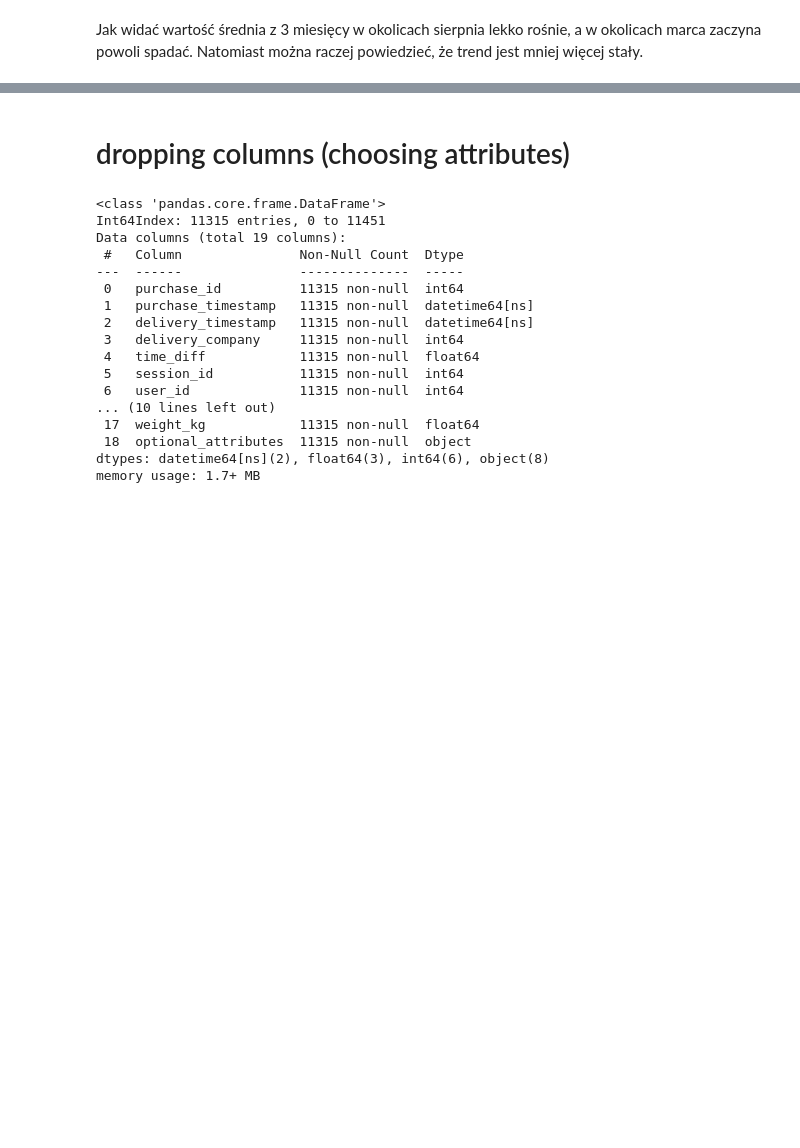
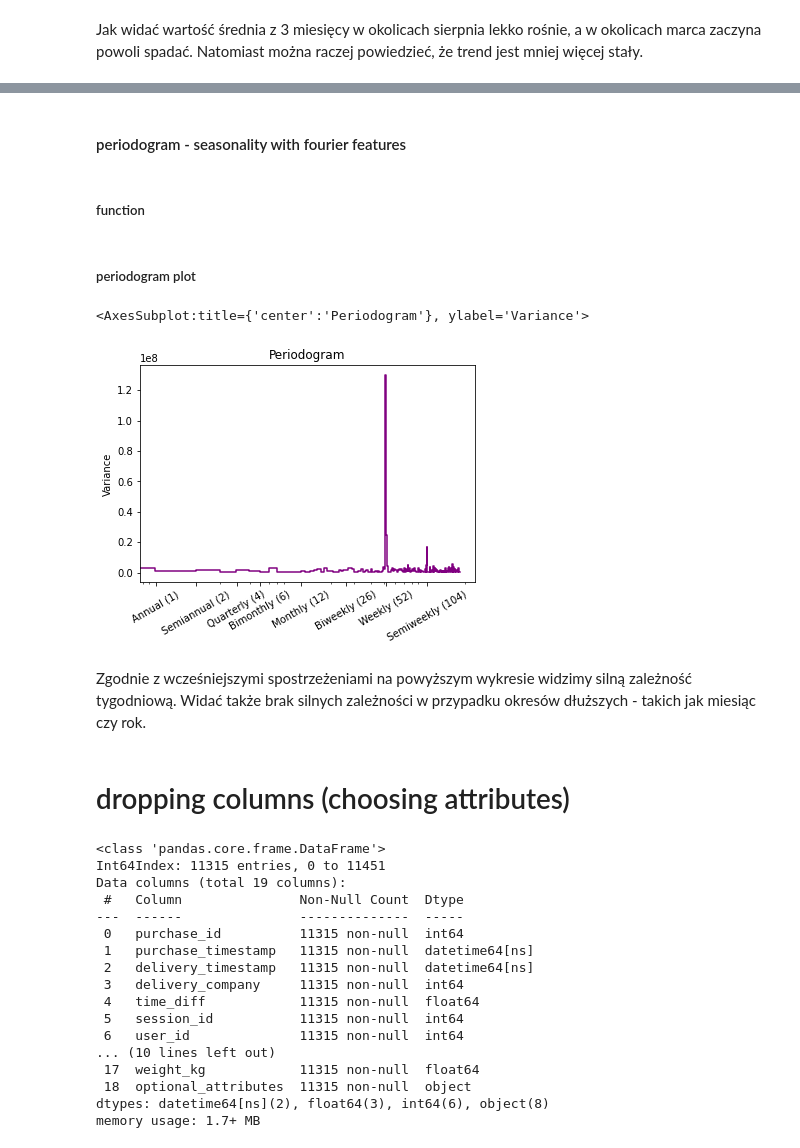
Before and after one commit to milosz-l/delivery-time, a Jupyter notebook: data_analysis.ipynb, the cells around one changed output, grey strips where cells are left out. Saved outputs shown, nothing was run; the diff lists cells and outputs as text; code cells hidden in the pictures; blank space fills up the shorter version.

```diff
--- a/data_analysis.ipynb
+++ b/data_analysis.ipynb
@@ -380,3 +441,51 @@ Jak widać wartość średnia z 3 miesięcy w okolicach sierpnia lekko rośnie,
+# %% [markdown]
+#### periodogram - seasonality with fourier features
+# %% [markdown]
+##### function
+# %%
+# source: https://www.kaggle.com/code/ryanholbrook/seasonality
+
+def plot_periodogram(ts, detrend='linear', ax=None):
+    from scipy.signal import periodogram
+    fs = pd.Timedelta("1Y") / pd.Timedelta("1D")
+    freqencies, spectrum = periodogram(
+        ts,
+        fs=fs,
+        detrend=detrend,
+        window="boxcar",
+        scaling='spectrum',
+    )
+    if ax is None:
+        _, ax = plt.subplots()
+    ax.step(freqencies, spectrum, color="purple")
+    ax.set_xscale("log")
+    ax.set_xticks([1, 2, 4, 6, 12, 26, 52, 104])
+    ax.set_xticklabels(
+        [
+            "Annual (1)",
+            "Semiannual (2)",
+            "Quarterly (4)",
+            "Bimonthly (6)",
+            "Monthly (12)",
+            "Biweekly (26)",
+            "Weekly (52)",
+            "Semiweekly (104)",
+        ],
+        rotation=30,
+    )
+    ax.ticklabel_format(axis="y", style="sci", scilimits=(0, 0))
+    ax.set_ylabel("Variance")
+    ax.set_title("Periodogram")
+    return ax
+# %% [markdown]
+##### periodogram plot
+# %%
+plot_periodogram(time_series_df["time_diff"])
+# %% [output]
+<AxesSubplot:title={'center':'Periodogram'}, ylabel='Variance'>
+[figure, added]
+# %% [markdown]
+Zgodnie z wcześniejszymi spostrzeżeniami na powyższym wykresie widzimy silną zależność tygodniową. Widać także brak silnych zależności w przypadku okresów dłuższych - takich jak miesiąc czy rok.
 # %% [markdown]
 # dropping columns (choosing attributes)
 # %%
```
Also changed, not shown: parts of 11 cells of this notebook.
